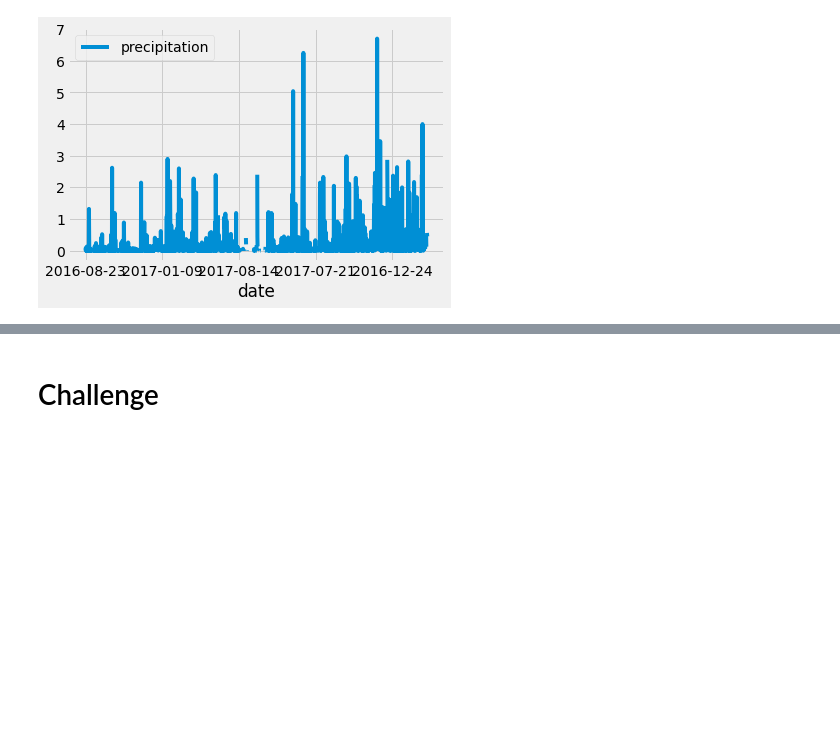
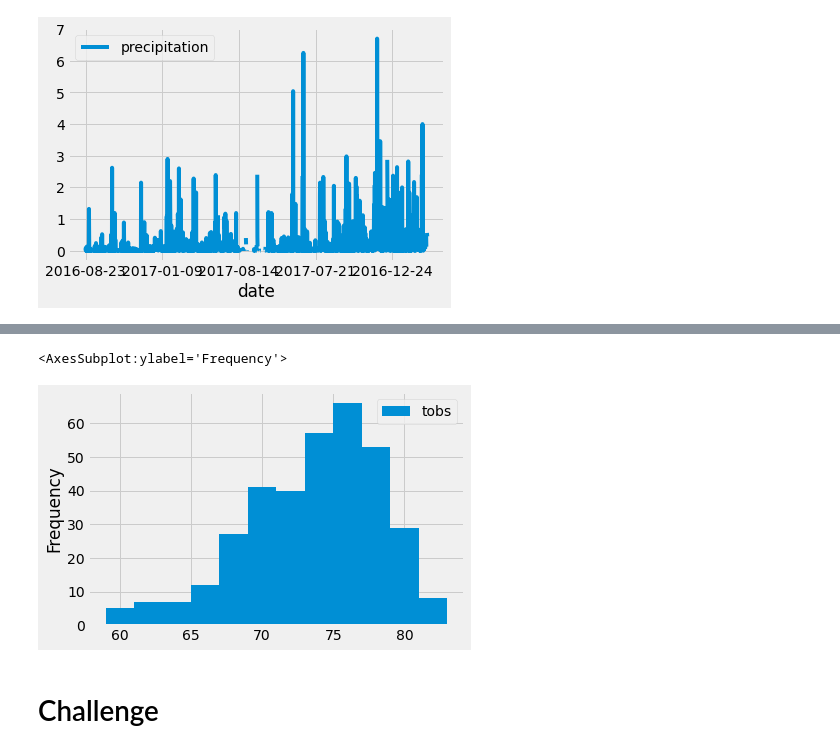
Before and after one commit to Punithakrishnan/surfs_up, a Jupyter notebook: climate_analysis.ipynb, the cells around one changed output, grey strips where cells are left out. Saved outputs shown, nothing was run; the diff lists cells and outputs as text; code cells hidden in the pictures; blank space fills up the shorter version.

```diff
--- a/climate_analysis.ipynb
+++ b/climate_analysis.ipynb
@@ -85,0 +182,5 @@ df.plot()
+# %%
+df.plot.hist(bins=12)
+# %% [output]
+<AxesSubplot:ylabel='Frequency'>
+[figure, added]
```
Also changed, not shown: parts of 11 cells of this notebook.
